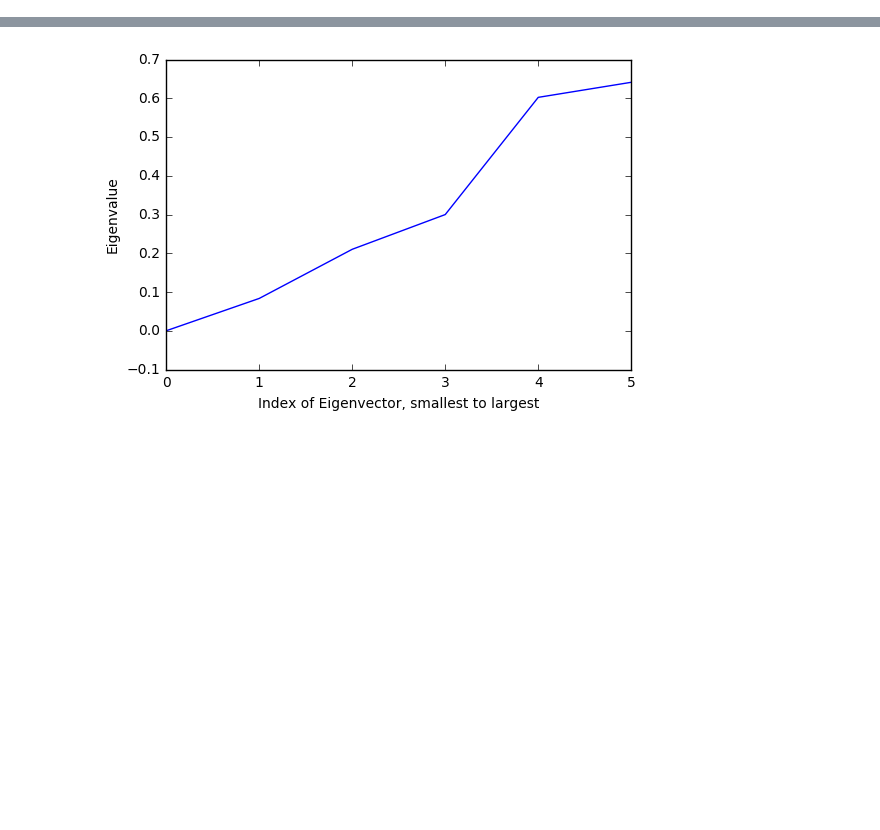
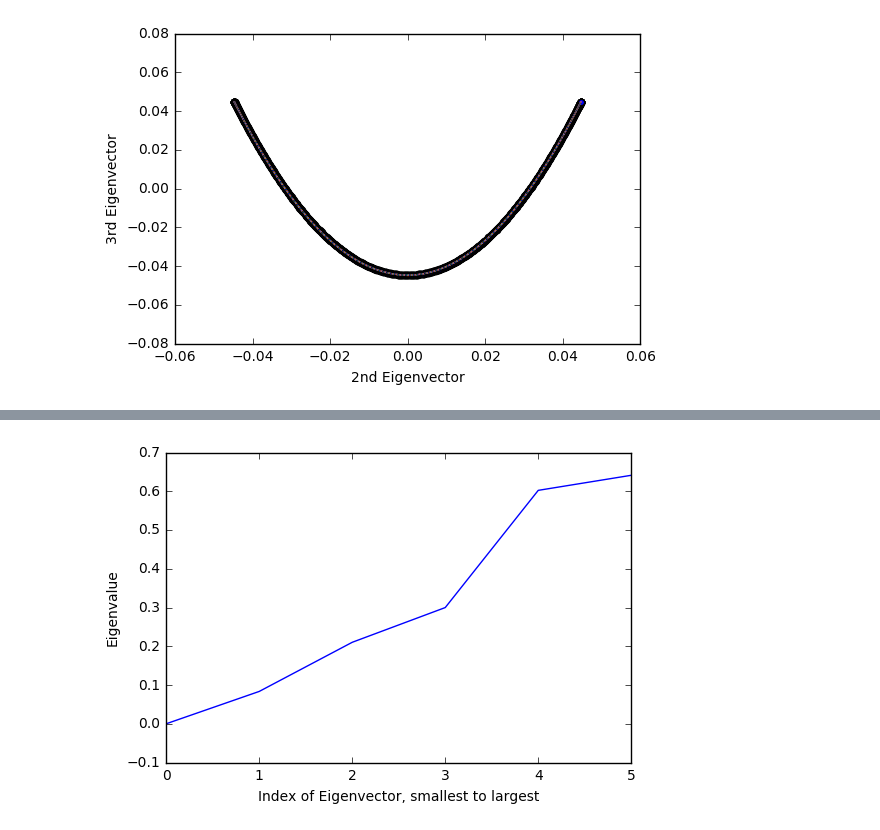
Before and after one commit to KMNitesh/rtg-networks, a Jupyter notebook: Class Graph.ipynb, the cells around one changed output, grey strips where cells are left out. Drawn from its saved outputs; the diff is of its cells as text; code cells hidden in the pictures; blank space fills up the shorter version.

```diff
--- a/Class Graph.ipynb
+++ b/Class Graph.ipynb
@@ -3 +27,6 @@
+# %%
+p1.plot_eigenvectors()
+plt.show()
+# %% [output]
+[figure, added]
 # %%
```
Also changed, not shown: parts of 12 cells of this notebook, 2 other files.
